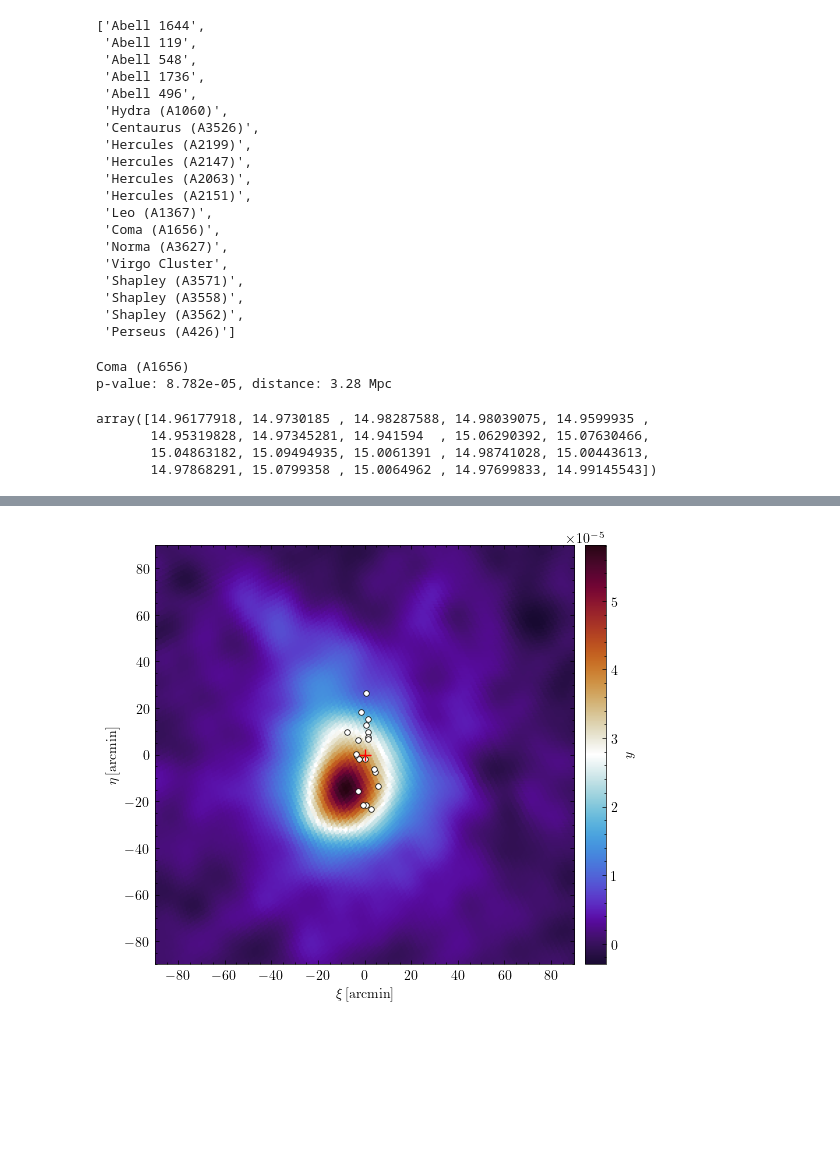
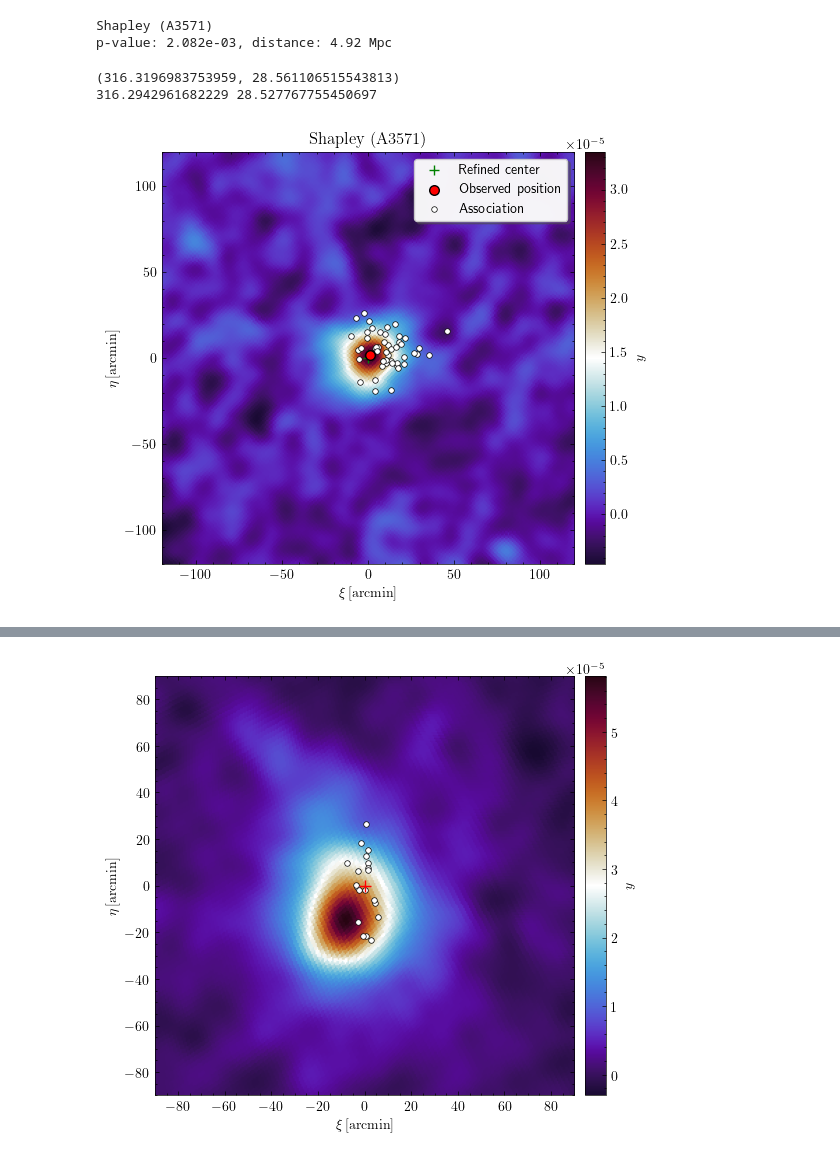
Before and after one commit to Richard-Sti/CMBOlympics, a Jupyter notebook: notebooks/single_clusters.ipynb, the cells around one changed output, grey strips where cells are left out. Saved outputs shown, nothing was run; the diff lists cells and outputs as text; code cells hidden in the pictures; blank space fills up the shorter version.

```diff
--- a/notebooks/single_clusters.ipynb
+++ b/notebooks/single_clusters.ipynb
@@ -28,5 +50,6 @@ theta_rand, tsz_rand_signal, theta_rand_bg, tsz_rand_background = cmbo.io.read_f
 # %%
-fname = "../data/csiborg2_fof.hdf5"
+# fname = "../data/csiborg2_fof.hdf5"
+fname = "../data/manticore_fof.hdf5"
 
 
 # optional_keys = ["R200c", ]
@@ -39,9 +62,10 @@ positions, masses, optional_data = cmbo.io.load_halo_positions_masses(
     # fname, "Position", "M200c", optional_keys=optional_keys)
 
 # boxsize = 677.7
-boxsize = 676.6
+# boxsize = 676.6
+boxsize = 681.0
 
 associations = cmbo.utils.identify_halo_associations(positions, masses, optional_data=optional_data)
 pval, dist = cmbo.utils.compute_matching_matrix(obs_clusters, associations, boxsize)
-matches = cmbo.utils.greedy_global_matching(pval, dist, obs_clusters, associations, 0.99)
+matches = cmbo.utils.greedy_global_matching(pval, dist, obs_clusters, associations, 0.05)
 # %% [output]
@@ -100,27 +74,5 @@ plt.show()
-# %%
-obs_clusters.names
-# %% [output]
-['Abell 1644',
- 'Abell 119',
- 'Abell 548',
- 'Abell 1736',
- 'Abell 496',
- 'Hydra (A1060)',
- 'Centaurus (A3526)',
- 'Hercules (A2199)',
- 'Hercules (A2147)',
- 'Hercules (A2063)',
- 'Hercules (A2151)',
- 'Leo (A1367)',
- 'Coma (A1656)',
- 'Norma (A3627)',
- 'Virgo Cluster',
- 'Shapley (A3571)',
- 'Shapley (A3558)',
- 'Shapley (A3562)',
- 'Perseus (A426)']
 # %%
-k = 12
+k = 15
 
 print(obs_clusters.names[k])
 
@@ -128,18 +80,29 @@ assoc, min_pval, d = matches[k]
 
 print(f"p-value: {min_pval:.3e}, distance: {d:.2f} Mpc")
 
-obs_pos = np.full((3,), 676.6 / 2)
+# obs_pos = np.full((3,), 676.6 / 2)
+obs_pos = np.full((3,), boxsize / 2)
 r, ell, b = assoc.to_galactic_angular(obs_pos)
 rc, ellc, bc = assoc.centroid_to_galactic_angular(obs_pos)
-# theta200 = np.rad2deg(np.atan(assoc.optional_data["R200c"] / r)) * 60
 theta200 = np.rad2deg(np.atan(assoc.optional_data["Group_R_Crit200"] / r)) * 60
 # %% [output]
-Coma (A1656)
-p-value: 8.782e-05, distance: 3.28 Mpc
+Shapley (A3571)
+p-value: 2.082e-03, distance: 4.92 Mpc
-# %%
-np.log10(assoc.masses)
-# %% [output]
-array([14.96177918, 14.9730185 , 14.98287588, 14.98039075, 14.9599935 ,
-       14.95319828, 14.97345281, 14.941594  , 15.06290392, 15.07630466,
-       15.04863182, 15.09494935, 15.0061391 , 14.98741028, 15.00443613,
-       14.97868291, 15.0799358 , 15.0064962 , 14.97699833, 14.99145543])
+# %%
+obs = obs_clusters[k]
+print(obs.galactic_coordinates)
+print(obs.map_fit["ell"], obs.map_fit["b"])
+# %% [output]
+(316.3196983753959, 28.561106515543813)
+316.2942961682229 28.527767755450697
+# %%
+fig, ax = plot_observed_cluster_cutout(
+    obs_clusters[k],
+    association=assoc,
+    obs_pos=obs_pos,
+    zoom_arcmin=None)
+
+# fig.savefig(f"Manticore_Coma.png", dpi=150)
+display(fig)
+# %% [output]
+[figure, added]
```
Also changed, not shown: parts of 14 cells of this notebook.
